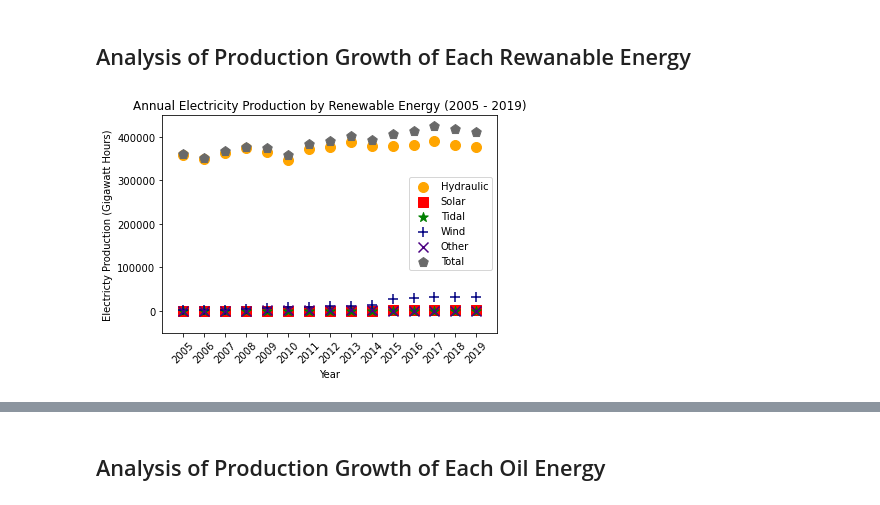
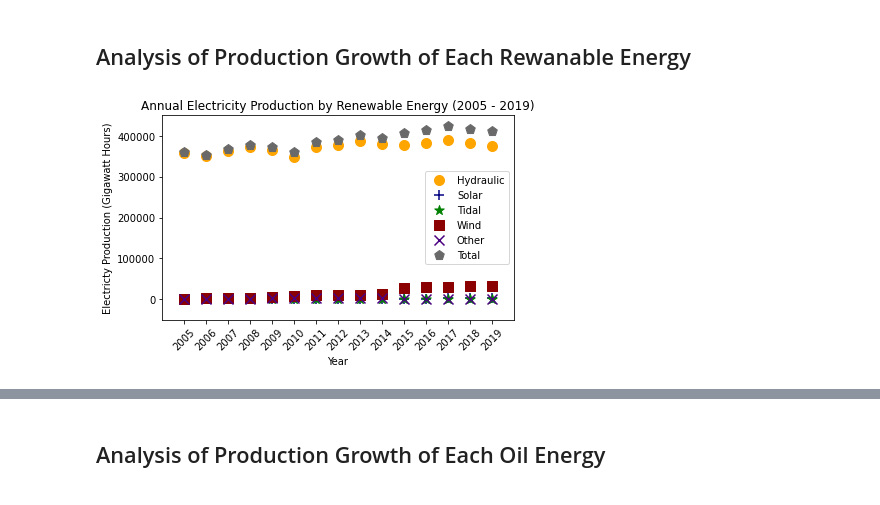
Before and after one commit to kk-deng/CanadaEnergyIE, a Jupyter notebook: Part 4 - Plotting.ipynb, the cells around one changed output, grey strips where cells are left out. Cells and saved outputs as stored; diff of their text form; code cells hidden in the pictures.

Commit message:
Fix the cutoff y labels and generated a new plot

```diff
--- a/Part 4 - Plotting.ipynb
+++ b/Part 4 - Plotting.ipynb
@@ -388,24 +388,25 @@ canada_complete_data = pd.read_csv(canada_data_filepath)
 # %%
 # Generate and Format each renewable energy electricity production scatter plot in one figure
 plt.scatter(canada_complete_data["Year"], canada_complete_data["Hydraulic turbine"]/1000, color = "orange", s = 100,
             marker = "o", label = "Hydraulic")
-plt.scatter(canada_complete_data["Year"], canada_complete_data["Solar"]/1000, color = "red", s = 100, marker = "s",
+plt.scatter(canada_complete_data["Year"], canada_complete_data["Solar"]/1000, color = "navy", s = 100, marker = "+",
             label = "Solar")
 plt.scatter(canada_complete_data["Year"], canada_complete_data["Tidal power turbine"]/1000, color = "green", s = 100,
             marker = "*",label = "Tidal")
-plt.scatter(canada_complete_data["Year"], canada_complete_data["Wind power turbine"]/1000, color = "navy", s = 100,
-            marker = "+", label = "Wind")
+plt.scatter(canada_complete_data["Year"], canada_complete_data["Wind power turbine"]/1000, color = "darkred", s = 100,
+            marker = "s", label = "Wind")
 plt.scatter(canada_complete_data["Year"], canada_complete_data["Other types of electricity generation"]/1000,
             color = "indigo", s = 100, marker = "x", label = "Other")
 plt.scatter(canada_complete_data["Year"], canada_complete_data["Total renewable energy generation"]/1000,
             color = "dimgrey", s = 100, marker = "p",label = "Total")
 plt.xticks(canada_complete_data["Year"], canada_complete_data["Year"], rotation = 45)
 plt.xlim(2004,2020)
 plt.ylim(-50000, 450000)
 plt.xlabel("Year")
 plt.ylabel("Electricty Production (Gigawatt Hours)")
 plt.title("Annual Electricity Production by Renewable Energy (2005 - 2019)")
 plt.legend(loc="right")
-plt.savefig("Plots\Question 5 - Time vs. Types of Renewable Sources for Canada.png")
+plt.tight_layout()
+plt.savefig("Plots\Question 5 - Time vs. Types of Renewable Sources for Canada.png", bbox_inches = "tight")
 # %% [output]
-[figure, old version]
+[figure, new version]
```
Also changed, not shown: parts of 5 cells of this notebook, 6 other files.
